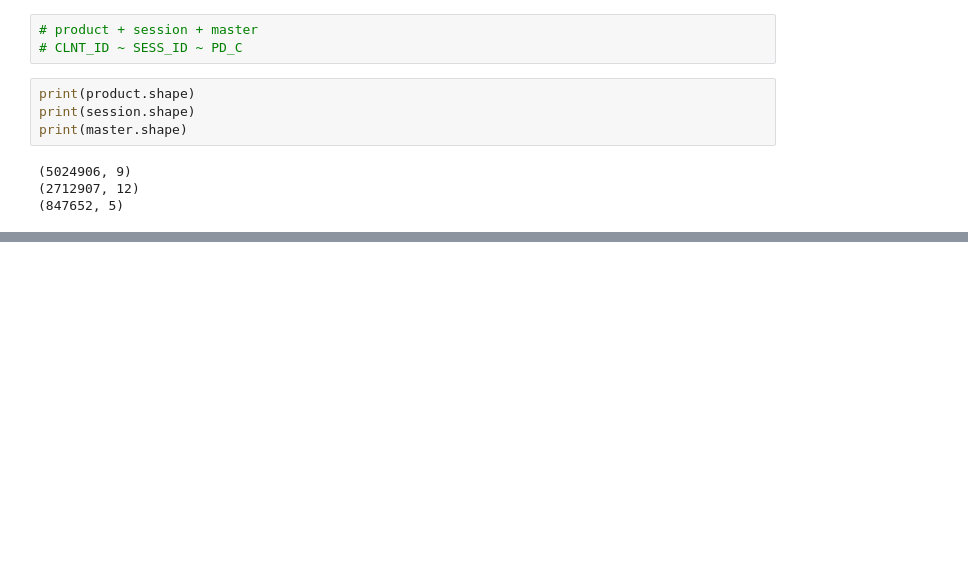
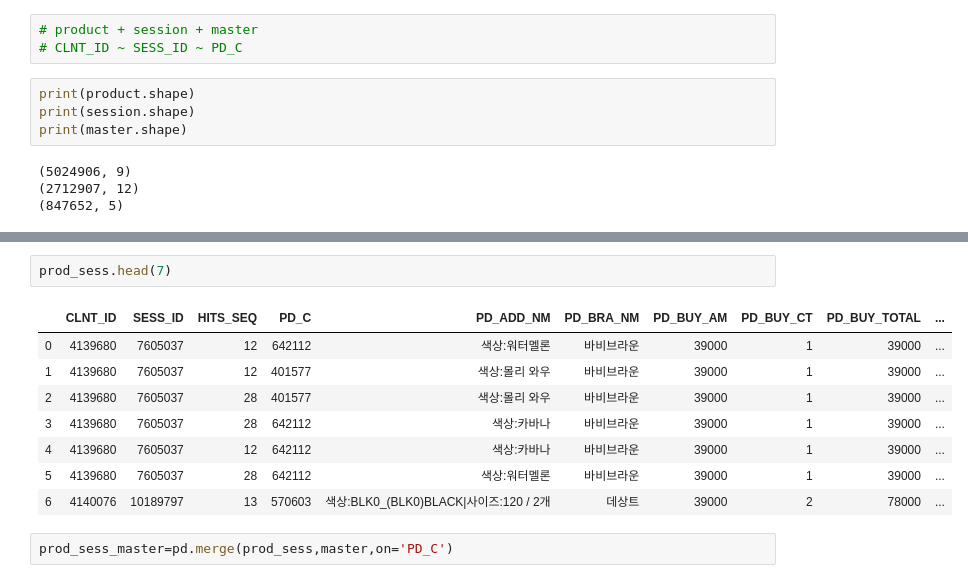
Before and after one commit to meucham11/Python3, a Jupyter notebook: Project/lpoint/lpoint.ipynb, the cells around one changed output, grey strips where cells are left out. Drawn from its saved outputs; the diff is of its cells as text; blank space fills up the shorter version.

```diff
--- a/Project/lpoint/lpoint.ipynb
+++ b/Project/lpoint/lpoint.ipynb
@@ -981,0 +797,13 @@ SyntaxError: invalid token (<ipython-input-76-27260a2068fa>, line 1)
+# %%
+prod_sess.head(7)
+# %% [output]
+|  | CLNT_ID | SESS_ID | HITS_SEQ | PD_C | PD_ADD_NM | PD_BRA_NM | PD_BUY_AM | PD_BUY_CT | PD_BUY_TOTAL | ... |
+| 0 | 4139680 | 7605037 | 12 | 642112 | 색상:워터멜론 | 바비브라운 | 39000 | 1 | 39000 | ... |
+| 1 | 4139680 | 7605037 | 12 | 401577 | 색상:몰리 와우 | 바비브라운 | 39000 | 1 | 39000 | ... |
+| 2 | 4139680 | 7605037 | 28 | 401577 | 색상:몰리 와우 | 바비브라운 | 39000 | 1 | 39000 | ... |
+| 3 | 4139680 | 7605037 | 28 | 642112 | 색상:카바나 | 바비브라운 | 39000 | 1 | 39000 | ... |
+| 4 | 4139680 | 7605037 | 12 | 642112 | 색상:카바나 | 바비브라운 | 39000 | 1 | 39000 | ... |
+| 5 | 4139680 | 7605037 | 28 | 642112 | 색상:워터멜론 | 바비브라운 | 39000 | 1 | 39000 | ... |
+| 6 | 4140076 | 10189797 | 13 | 570603 | 색상:BLK0_(BLK0)BLACK|사이즈:120 / 2개 | 데상트 | 39000 | 2 | 78000 | ... |
+# %%
+prod_sess_master=pd.merge(prod_sess,master,on='PD_C')
```
Also changed, not shown: parts of 38 cells of this notebook.
